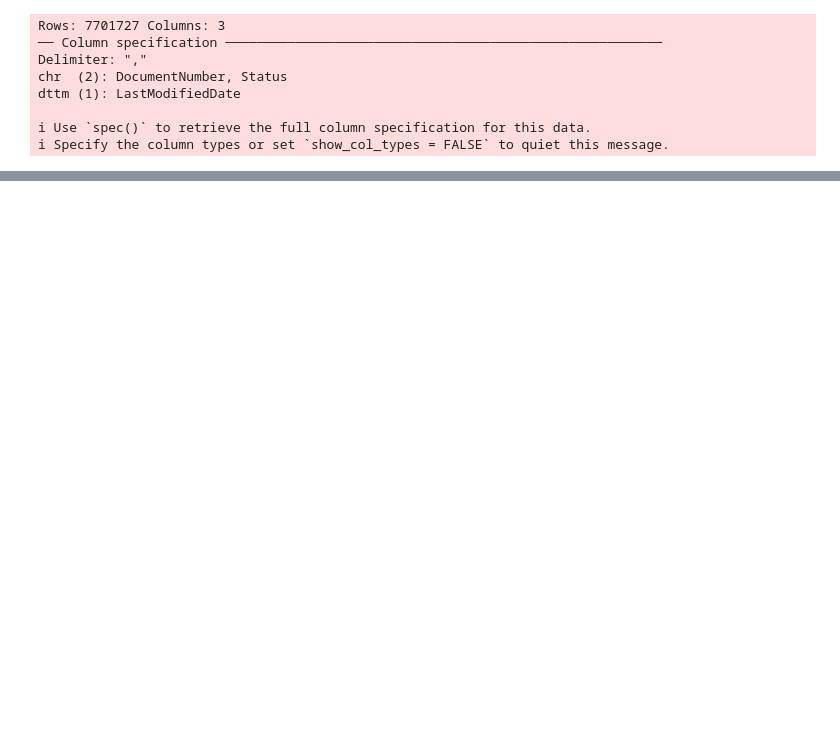
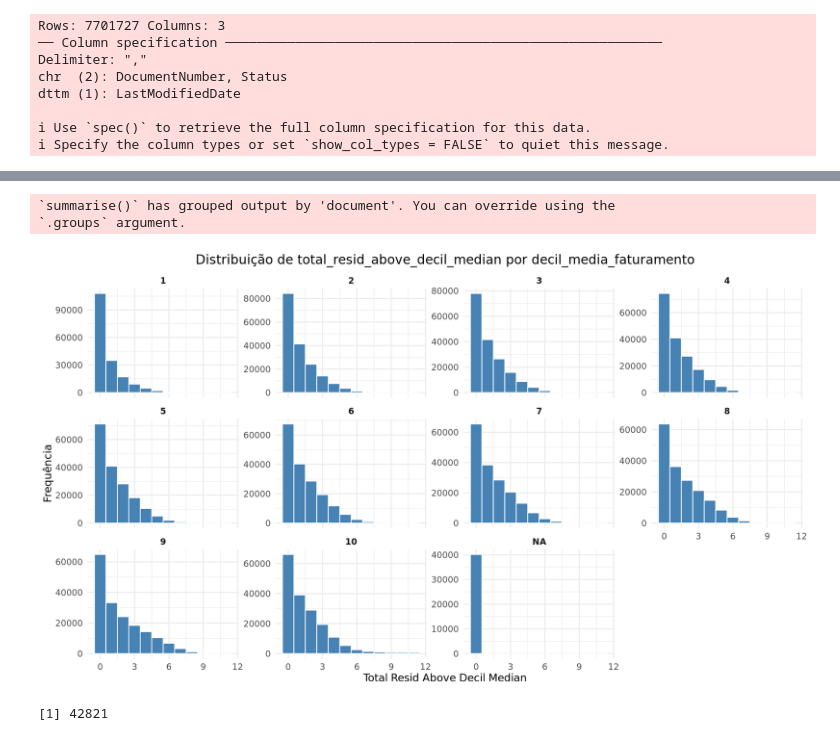
Before and after one commit to guilhermefigueira-dev/projeto_vencedores, a Jupyter notebook: R_cnpj_vencedores.ipynb, the cells around one changed output, grey strips where cells are left out. Saved outputs shown, nothing was run; the diff lists cells and outputs as text; code cells hidden in the pictures; blank space fills up the shorter version.

```diff
--- a/R_cnpj_vencedores.ipynb
+++ b/R_cnpj_vencedores.ipynb
@@ -142,0 +180,31 @@ Warning message:
+# %%
+base_resid_decil = base %>% group_by(decil_media_faturamento) %>% summarise(mean_resid = mean(resid,na.rm=T),
+                                                                           sd_resid = sd(resid,na.rm=T))
+# %%
+base_ = base %>% left_join(.,base_resid_decil,by=c("decil_media_faturamento")) %>% mutate(resid_std = 2*((resid - mean_resid)/sd_resid)) %>% mutate(resid_above_2_std = ifelse(resid_std >= 1.28,1,0))
+# %%
+base_$resid_above_2_std = base_$resid_above_2_std %>% replace_na(0)
+# %%
+base_resid_decil = base_ %>% group_by(document,decil_media_faturamento) %>% summarise(total_resid_above_2_std = sum(resid_above_2_std))
+# %% [output]
+`summarise()` has grouped output by 'document'. You can override using the
+`.groups` argument.
+# %%
+options(repr.plot.width = 14, repr.plot.height = 8)
+
+base_resid_decil %>%
+  ggplot(aes(x = total_resid_above_2_std)) +
+  geom_histogram(bins = 12, fill = "steelblue", color = "white") +
+  facet_wrap(~ decil_media_faturamento, scales = "free_y") +
+  labs(
+    title = "Distribuição de total_resid_above_decil_median por decil_media_faturamento",
+    x = "Total Resid Above Decil Median",
+    y = "Frequência"
+  ) +
+  theme_minimal(base_size = 14) +
+  theme(
+    plot.title = element_text(hjust = 0.5),
+    strip.text = element_text(face = "bold")
+  )
+# %% [output]
+[figure, added]
@@ -142,0 +213,4 @@ Warning message:
+# %%
+length(document_winners)
+# %% [output]
+[1] 42821
```
Also changed, not shown: parts of 33 cells of this notebook, 1 other file.
